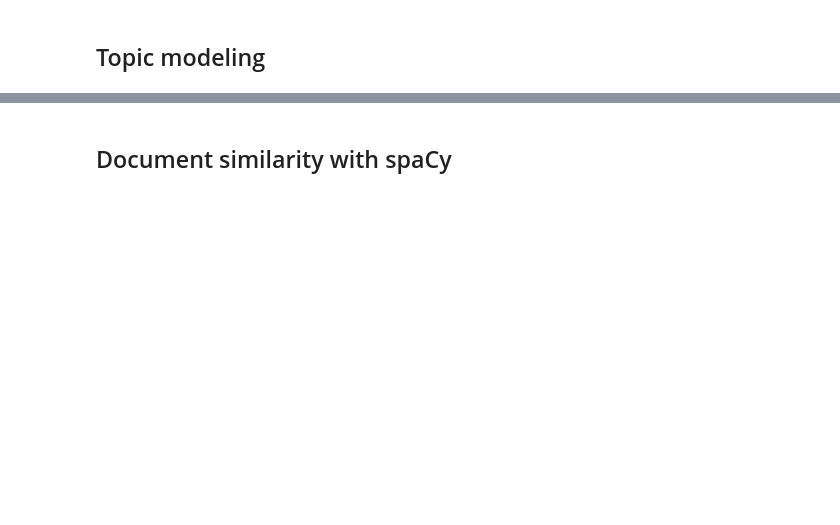
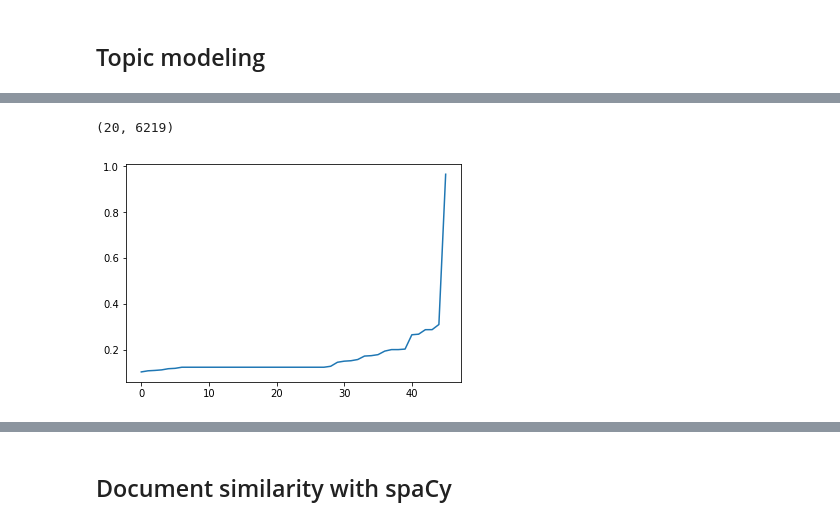
Before and after one commit to lucoby/machine-learning, a Jupyter notebook: NLP.ipynb, the cells around one changed output, grey strips where cells are left out. Drawn from its saved outputs; the diff is of its cells as text; code cells hidden in the pictures; blank space fills up the shorter version.

```diff
--- a/NLP.ipynb
+++ b/NLP.ipynb
@@ -63,3 +98,12 @@ def print_top_words(model, feature_names, n_top_words):
+# %%
+print(nmf_fn.components_.shape)
+a = nmf_fn.components_[1]
+a.sort()
+plt.plot(a[a >= 0.1])
+plt.show()
+# %% [output]
+(20, 6219)
+[figure, added]
 # %%
 tfidf_vectorizer = TfidfVectorizer(analyzer='word',
                                    ngram_range=(1,2),
```
Also changed, not shown: parts of 21 cells of this notebook, 2 other files.
